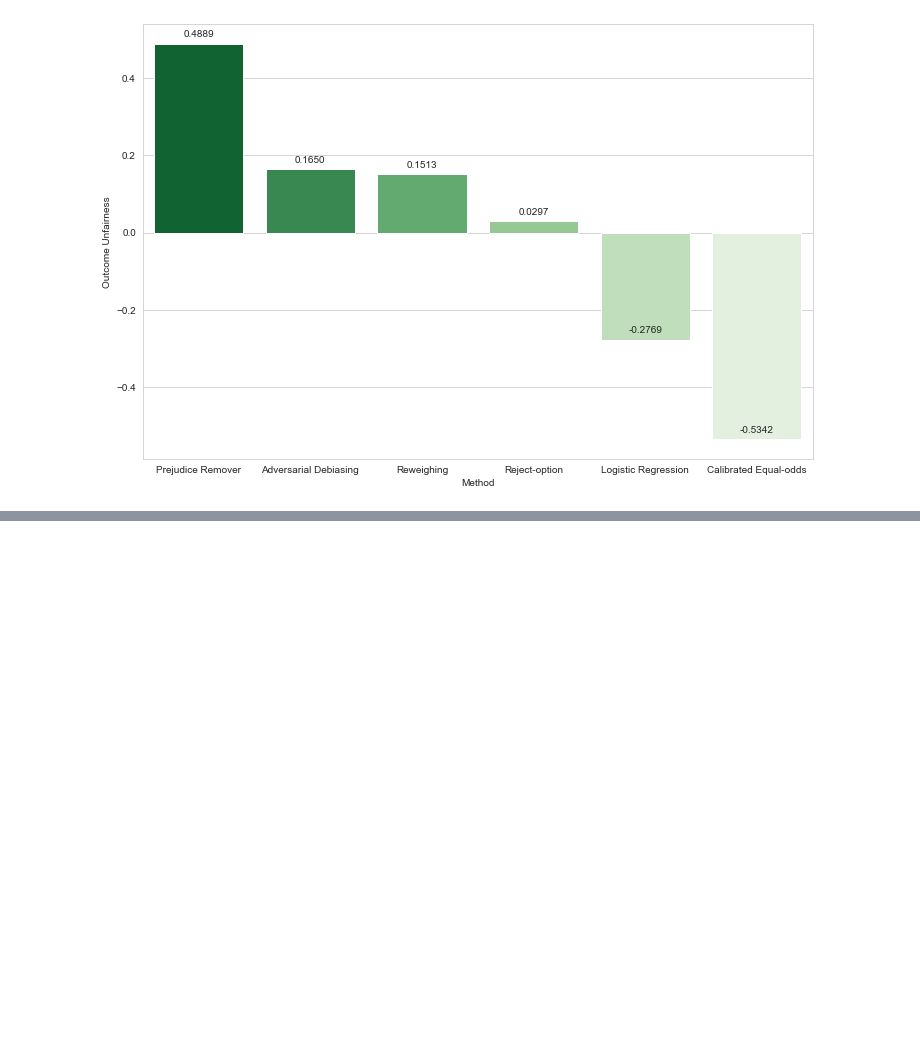
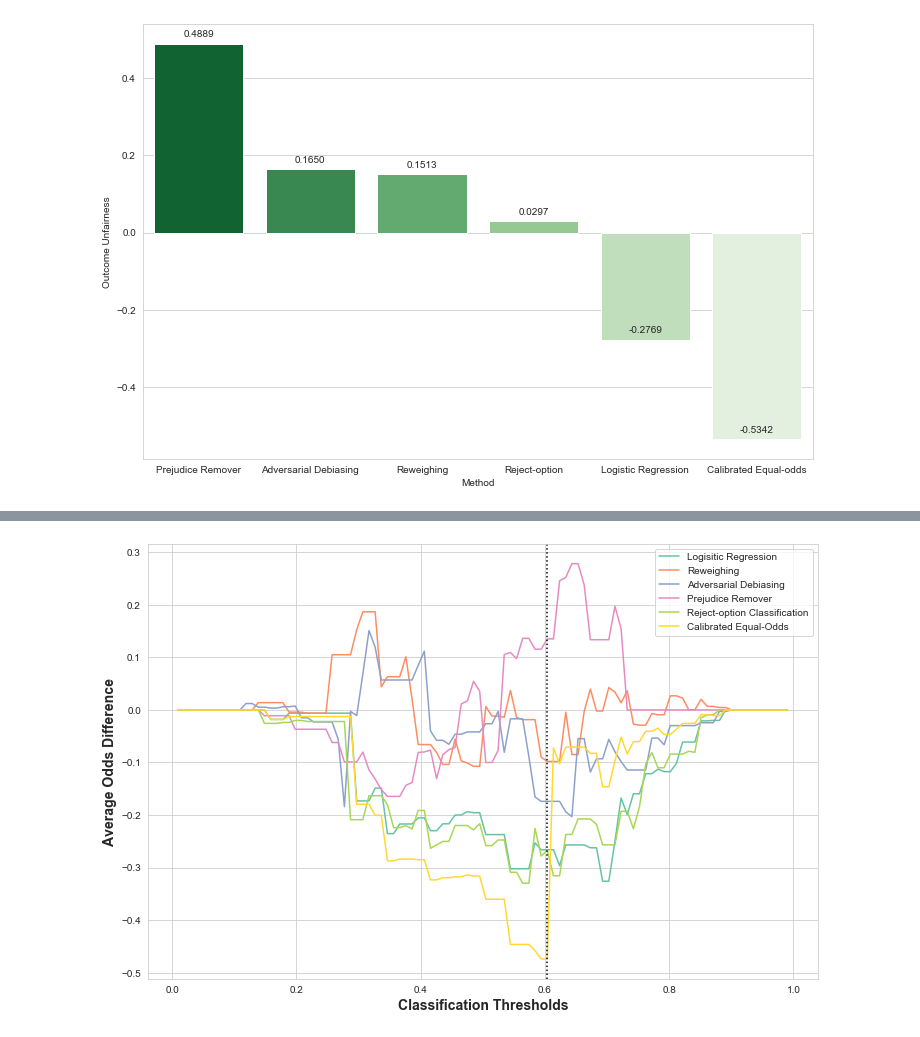
Before and after one commit to megantennies/FYP, a Jupyter notebook: FYP_CODE_LR.ipynb, the cells around one changed output, grey strips where cells are left out. Saved outputs shown, nothing was run; the diff lists cells and outputs as text; code cells hidden in the pictures; blank space fills up the shorter version.

```diff
--- a/FYP_CODE_LR.ipynb
+++ b/FYP_CODE_LR.ipynb
@@ -1270,6 +1270,8 @@ def plot_results_from_json(filenames, metricname, saveto, set_lims, xlimits, yli
 # %%
-# plot_results_from_json(filenames = ['LR_avg_odds_diff_arr.json', 'RW_avg_odds_diff_arr.json', 'AD_avg_odds_diff_arr.json',
-#     'PR_avg_odds_diff_arr.json', 'ROC_avg_odds_diff_arr.json', 'CEOD_avg_odds_diff_arr.json'],
-#     xlimits = (0.0, 1.0), ylimits = (0.0, 1.0), set_lims = False,
-#     metricname = 'Average Odds Difference', saveto = 'RES_average_odds.png')
+plot_results_from_json(filenames = ['LR_avg_odds_diff_arr.json', 'RW_avg_odds_diff_arr.json', 'AD_avg_odds_diff_arr.json',
+    'PR_avg_odds_diff_arr.json', 'ROC_avg_odds_diff_arr.json', 'CEOD_avg_odds_diff_arr.json'],
+    xlimits = (0.0, 1.0), ylimits = (0.0, 1.0), set_lims = False,
+    metricname = 'Average Odds Difference', saveto = 'RES_average_odds.png')
+# %% [output]
+[figure, added]
 # %%
```
Also changed, not shown: parts of 23 cells of this notebook, 20 other files.
